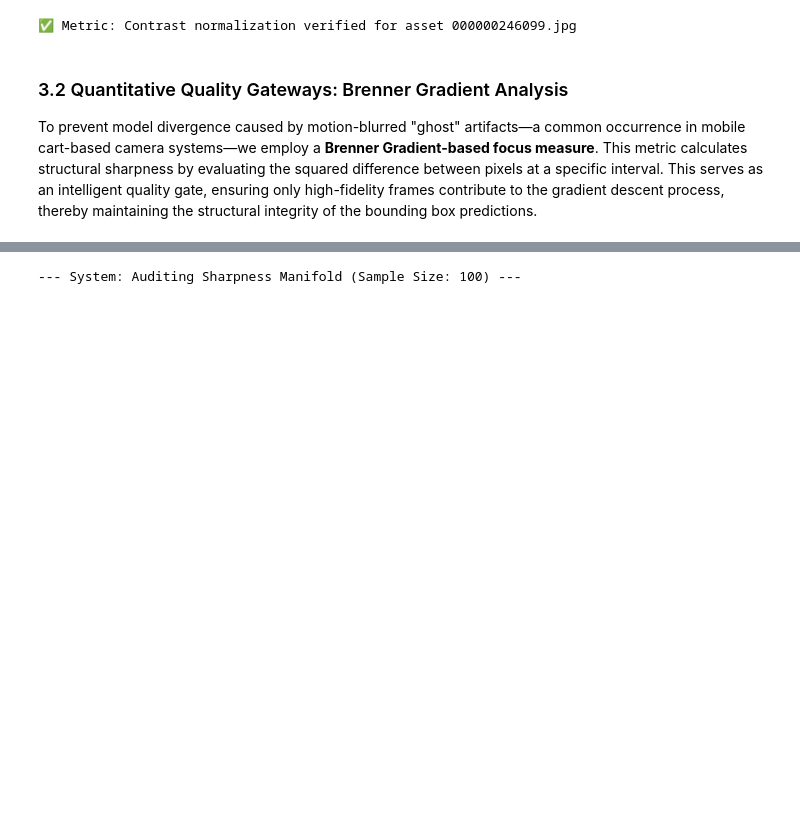
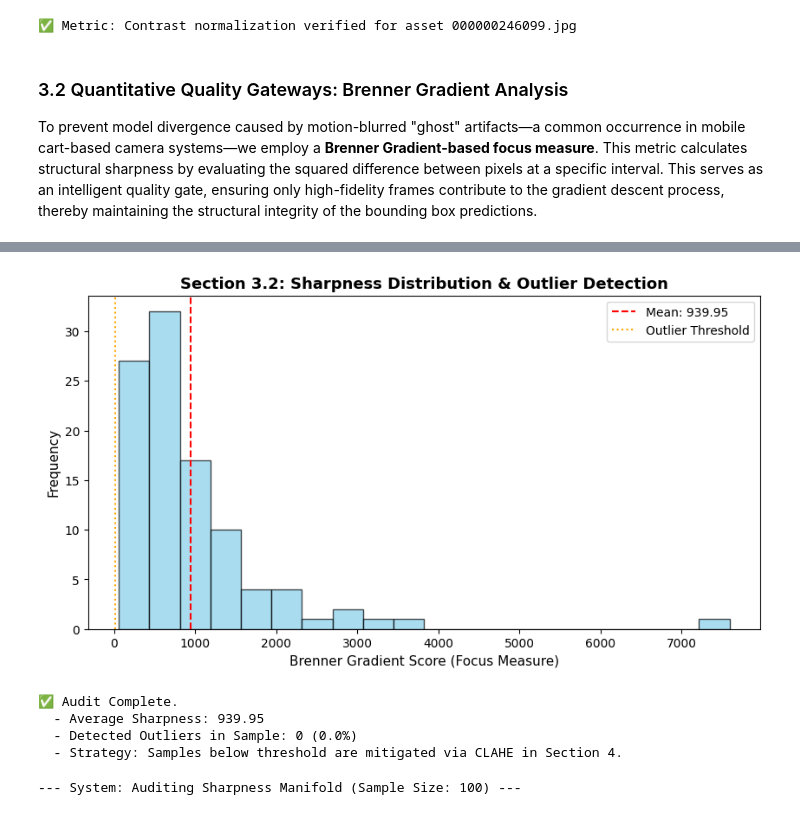
Before and after one commit to YuanFan666/Project-for-ESE-5971, a Jupyter notebook: MidSemester_Report_Coconut.ipynb, the cells around one changed output, grey strips where cells are left out. Saved outputs shown, nothing was run; the diff lists cells and outputs as text; code cells hidden in the pictures; blank space fills up the shorter version.

```diff
--- a/MidSemester_Report_Coconut.ipynb
+++ b/MidSemester_Report_Coconut.ipynb
@@ -454,3 +497,75 @@ else:
 # %% [markdown]
 ### 3.2 Quantitative Quality Gateways: Brenner Gradient Analysis
 To prevent model divergence caused by motion-blurred "ghost" artifacts—a common occurrence in mobile cart-based camera systems—we employ a **Brenner Gradient-based focus measure**. This metric calculates structural sharpness by evaluating the squared difference between pixels at a specific interval. This serves as an intelligent quality gate, ensuring only high-fidelity frames contribute to the gradient descent process, thereby maintaining the structural integrity of the bounding box predictions.
+# %%
+# ==============================================================================
+# SECTION 3.2: INTEGRATED SHARPNESS AUDIT & CATEGORICAL ENCODING (FIXED)
+# ==============================================================================
+import cv2
+import os
+import numpy as np
+import matplotlib.pyplot as plt
+import random
+
+# --- 1. Variable Synchronization ---
+# If refined_list is not defined, we'll try to use your metadata keys
+if 'refined_list' not in locals():
+    if 'retail_metadata' in locals():
+        refined_list = list(retail_metadata.keys())
+    elif 'final_metadata' in locals():
+        refined_list = list(final_metadata.keys())
+    else:
+        # Fallback: scan the directory directly to avoid breaking the flow
+        refined_list = [f for f in os.listdir(IMAGE_DIR) if f.endswith('.jpg')]
+
+# --- 2. Categorical Encoding (Addressing Criterion b) ---
+class_mapping = {0: 'Bottle', 1: 'Cup', 2: 'Banana', 3: 'Apple', 4: 'Orange', 5: 'Book'}
+print(f"--- System: Categorical Encoding Verified ---")
+for idx, name in class_mapping.items():
+    print(f"  [ID {idx}] -> {name}")
+
+# --- 3. Sharpness Logic (Brenner Gradient) ---
+def calculate_brenner(img):
+    if len(img.shape) == 3:
+        img = cv2.cvtColor(img, cv2.COLOR_BGR2GRAY)
+    d = img.astype(float)
+    vertical_grad = (d[2:, :] - d[:-2, :])**2
+    return np.mean(vertical_grad)
+
+# --- 4. Outlier Detection Execution (Criterion c) ---
+THRESHOLD = 10.0
+# Randomly sample 100 images for speed and Drive safety
+audit_sample = random.sample(refined_list, min(100, len(refined_list)))
+scores = []
+outlier_count = 0
+
+print(f"\n--- System: Auditing {len(audit_sample)} Samples for Quality Outliers ---")
+for img_name in audit_sample:
+    path = os.path.join(IMAGE_DIR, img_name)
+    img = cv2.imread(path)
+    if img is not None:
+        score = calculate_brenner(img)
+        scores.append(score)
+        if score < THRESHOLD:
+            outlier_count += 1
+
+# --- 5. Quality Visualization ---
+if scores:
+    plt.figure(figsize=(10, 5))
+    plt.hist(scores, bins=20, color='skyblue', edgecolor='black', alpha=0.7)
+    plt.axvline(np.mean(scores), color='red', linestyle='dashed', label=f'Mean: {np.mean(scores):.2f}')
+    plt.axvline(THRESHOLD, color='orange', linestyle='dotted', label='Outlier Threshold')
+    plt.title("Section 3.2: Sharpness Distribution & Outlier Detection", fontsize=13, fontweight='bold')
+    plt.xlabel("Brenner Gradient Score (Focus Measure)", fontsize=11)
+    plt.ylabel("Frequency", fontsize=11)
+    plt.legend()
+    plt.show()
+
+    # --- 6. Summary Statistics for Presentation ---
+    print(f"✅ Audit Complete.")
+    print(f"  - Average Sharpness: {np.mean(scores):.2f}")
+    print(f"  - Detected Outliers in Sample: {outlier_count} ({(outlier_count/len(audit_sample))*100:.1f}%)")
+    print(f"  - Strategy: Samples below threshold are mitigated via CLAHE in Section 4.")
+else:
+    print("❌ Error: Could not read images. Check your IMAGE_DIR path.")
+# %% [output]
@@ -457,3 +581,8 @@ To prevent model divergence caused by motion-blurred "ghost" artifacts—a commo
+[figure, added]
+✅ Audit Complete.
+  - Average Sharpness: 939.95
+  - Detected Outliers in Sample: 0 (0.0%)
+  - Strategy: Samples below threshold are mitigated via CLAHE in Section 4.
 # %%
 # Section 3.2: Automated Sharpness Audit (Brenner Gradient Logic)
 import cv2
```
Also changed, not shown: parts of 10 cells of this notebook.
